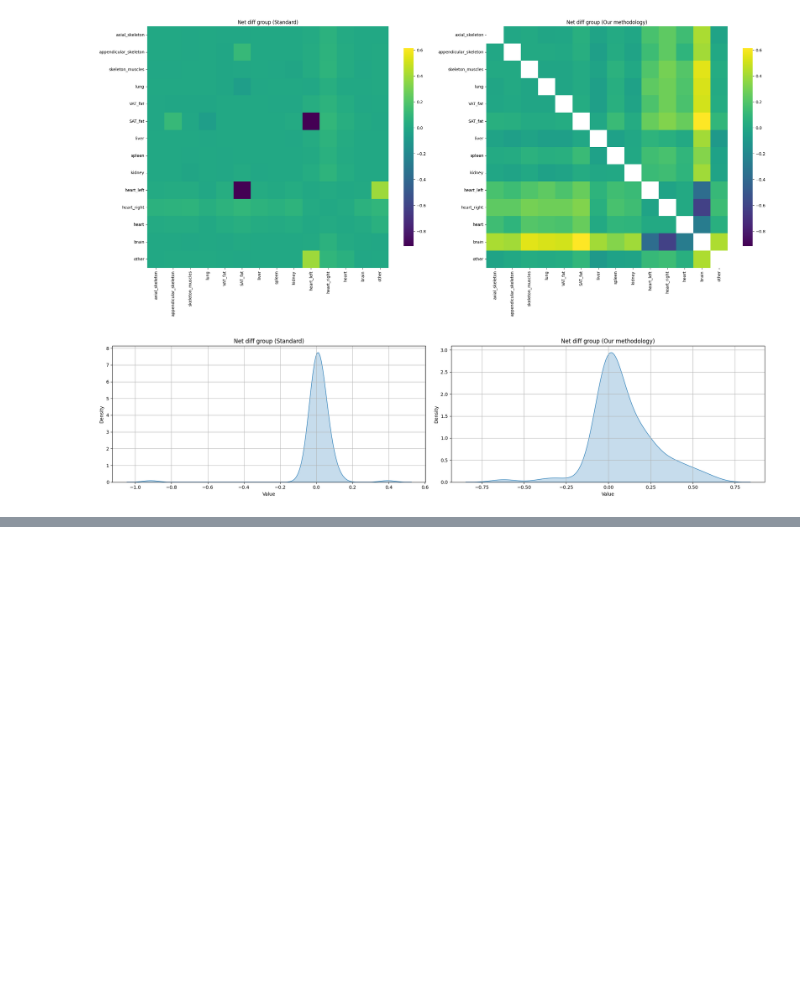
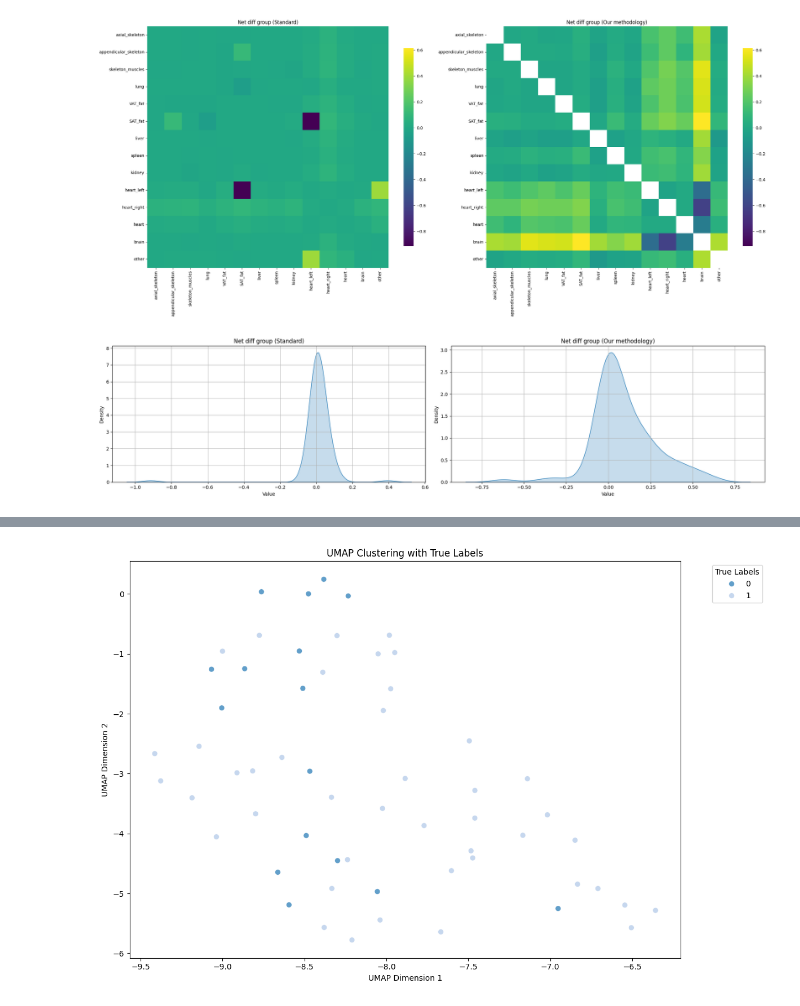
Before and after one commit to Aldric-L/Connectomes-MVA, a Jupyter notebook: explorationReduced.ipynb, the cells around one changed output, grey strips where cells are left out. Saved outputs shown, nothing was run; the diff lists cells and outputs as text; code cells hidden in the pictures; blank space fills up the shorter version.

Commit message:
First implementation of UMAP, t-SNE and VAE. To be continued

```diff
--- a/explorationReduced.ipynb
+++ b/explorationReduced.ipynb
@@ -1118,0 +1148,10 @@ plot_density(upper_triangle_to_vector(net_diff_group_stabilized), upper_triangle
+# %%
+x_train_t, x_test_t = remove_last_n_elements_and_slice(combined_connectomes, 16)
+x_train = np.array([patient_matrices[__METRIC__] for patient_matrices in (x_train_t).values()])
+x_test = np.array([patient_matrices[__METRIC__] for patient_matrices in (x_test_t).values()])
+y_train = np.array([0 if patient in patients_connectomes else 1 for patient in (x_train_t).keys()])
+y_test = np.array([0 if patient in patients_connectomes else 1 for patient in (x_test_t).keys()])
+del x_train_t, x_test_t
+print(x_train, y_train, x_test, y_test)
+print("Data shape:", x_train.shape)  # Should be (n_samples, length, n_features)
+print("Labels shape:", y_train.shape)  # Should be (n_samples,)
@@ -1118,0 +1281,60 @@ plot_density(upper_triangle_to_vector(net_diff_group_stabilized), upper_triangle
+# %%
+
+import umap.umap_ as umap
+import hdbscan
+import matplotlib.pyplot as plt
+import seaborn as sns
+import numpy as np
+
+num_samples, height, width = x_train.shape
+x_train_reshaped = x_train.reshape(num_samples, height * width)
+
+def visualize_umap_clustering(x_train, y_train=None, title="UMAP Clustering"):
+    """
+    Visualizes UMAP dimensionality reduction and HDBSCAN clustering, optionally with true labels.
+
+    Args:
+        x_train (numpy.ndarray): The training data (e.g., images).
+        y_train (numpy.ndarray, optional): The true labels for the training data. Defaults to None.
+        title (str, optional): The title of the plot. Defaults to "UMAP Clustering".
+    """
+
+    num_samples, height, width = x_train.shape
+    x_train_reshaped = x_train.reshape(num_samples, height * width)
+
+    # UMAP dimensionality reduction
+    reducer = umap.UMAP(n_neighbors=15, min_dist=0.1, n_components=2, random_state=42)
+    embedding = reducer.fit_transform(x_train_reshaped)
+
+    # HDBSCAN clustering
+    clusterer = hdbscan.HDBSCAN(min_cluster_size=5)
+    labels = clusterer.fit_predict(embedding)
+
+    plt.figure(figsize=(12, 8))  # Increased figure size for better visibility
+
+    # Plotting with true labels if provided
+    if y_train is not None:
+        unique_labels = np.unique(y_train)
+        num_unique_labels = len(unique_labels)
+        palette = sns.color_palette('tab20', n_colors=num_unique_labels) #using a better palette for more distinct colors.
+
+        sns.scatterplot(x=embedding[:, 0], y=embedding[:, 1], hue=y_train, palette=palette, s=50, alpha=0.7)
+        plt.title(f"{title} with True Labels")
+        plt.legend(title="True Labels", bbox_to_anchor=(1.05, 1), loc='upper left') #Place legend outside the plot.
+
+    else:
+        # Plotting with HDBSCAN cluster labels
+        sns.scatterplot(x=embedding[:, 0], y=embedding[:, 1], hue=labels, palette='viridis', s=50, alpha=0.7)
+        plt.title(title)
+        plt.legend(title="Cluster Labels", bbox_to_anchor=(1.05, 1), loc='upper left') #Place legend outside the plot.
+
+    plt.xlabel("UMAP Dimension 1")
+    plt.ylabel("UMAP Dimension 2")
+    plt.tight_layout() #Avoid label cutoffs.
+    plt.show()
+
+# Example usage (assuming x_train and y_train are defined)
+visualize_umap_clustering(x_train, y_train=y_train) #with true labels
+#visualize_umap_clustering(x_train) #without true labels
+# %% [output]
+[figure, added]
```
Also changed, not shown: parts of 14 cells of this notebook.
